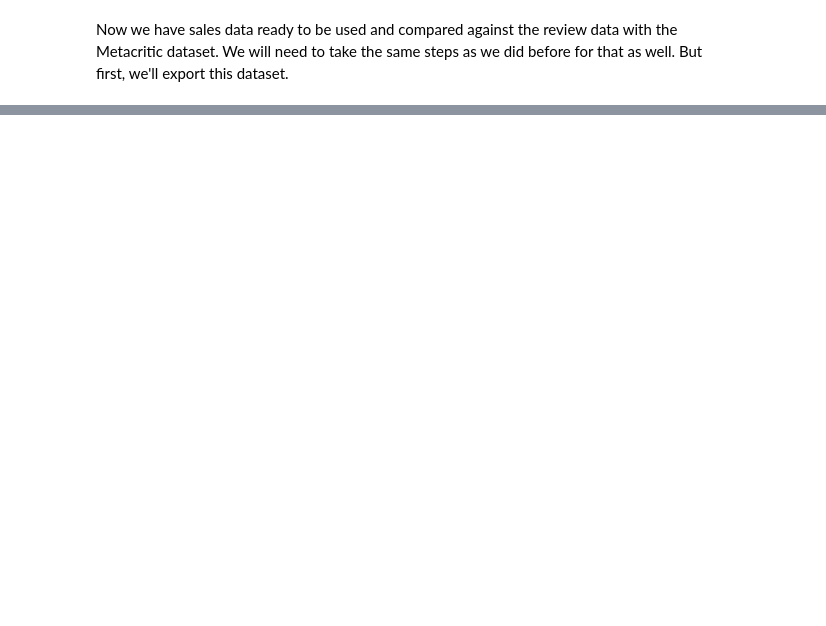
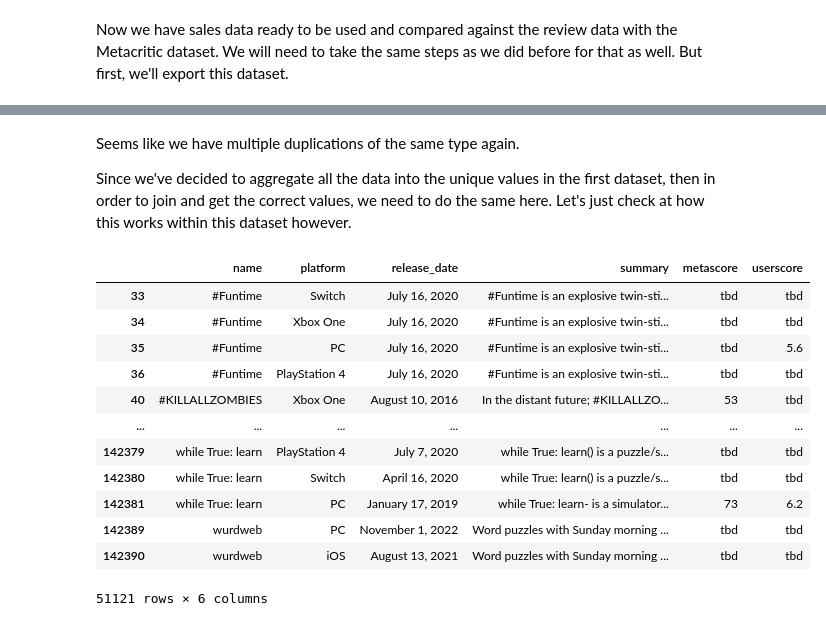
Before and after one commit to TaiOz/VGSales-VS-Review-Analysis, a Jupyter notebook: Primary.ipynb, the cells around one changed output, grey strips where cells are left out. Drawn from its saved outputs; the diff is of its cells as text; code cells hidden in the pictures; blank space fills up the shorter version.

```diff
--- a/Primary.ipynb
+++ b/Primary.ipynb
@@ -428,0 +514,27 @@ modified_vgsales_data.to_csv('Data/Modified Datasets/modified_vgsales.csv', inde
+# %% [markdown]
+Seems like we have multiple duplications of the same type again.
+
+Since we've decided to aggregate all the data into the unique values in the first dataset, then in order to join and get the correct values, we need to do the same here. Let's just check at how this works within this dataset however.
+# %%
+## Create a list of games whose name appears more than 1 time.
+critic_name_duplicates = critic_data['name'].value_counts()
+critic_name_duplicates = critic_name_duplicates[critic_name_duplicates > 1].index.tolist()
+
+## Create a copy of the main table, filtering by names that appear on the name_duplicates list above.
+## We create a copy to preserve the "raw" data in the dataset, incase we need to correct any mistakes.
+critic_filtered_dups = critic_data[critic_data['name'].isin(critic_name_duplicates)]
+critic_filtered_dups
+# %% [output]
+|  | name | platform | release_date | summary | metascore | userscore |
+| 33 | #Funtime | Switch | July 16, 2020 | #Funtime is an explosive twin-sti... | tbd | tbd |
+| 34 | #Funtime | Xbox One | July 16, 2020 | #Funtime is an explosive twin-sti... | tbd | tbd |
+| 35 | #Funtime | PC | July 16, 2020 | #Funtime is an explosive twin-sti... | tbd | 5.6 |
+| 36 | #Funtime | PlayStation 4 | July 16, 2020 | #Funtime is an explosive twin-sti... | tbd | tbd |
+| 40 | #KILLALLZOMBIES | Xbox One | August 10, 2016 | In the distant future; #KILLALLZO... | 53 | tbd |
+| ... | ... | ... | ... | ... | ... | ... |
+| 142379 | while True: learn | PlayStation 4 | July 7, 2020 | while True: learn() is a puzzle/s... | tbd | tbd |
+| 142380 | while True: learn | Switch | April 16, 2020 | while True: learn() is a puzzle/s... | tbd | tbd |
+| 142381 | while True: learn | PC | January 17, 2019 | while True: learn- is a simulator... | 73 | 6.2 |
+| 142389 | wurdweb | PC | November 1, 2022 | Word puzzles with Sunday morning ... | tbd | tbd |
+| 142390 | wurdweb | iOS | August 13, 2021 | Word puzzles with Sunday morning ... | tbd | tbd |
+51121 rows × 6 columns
```
Also changed, not shown: parts of 12 cells of this notebook.
